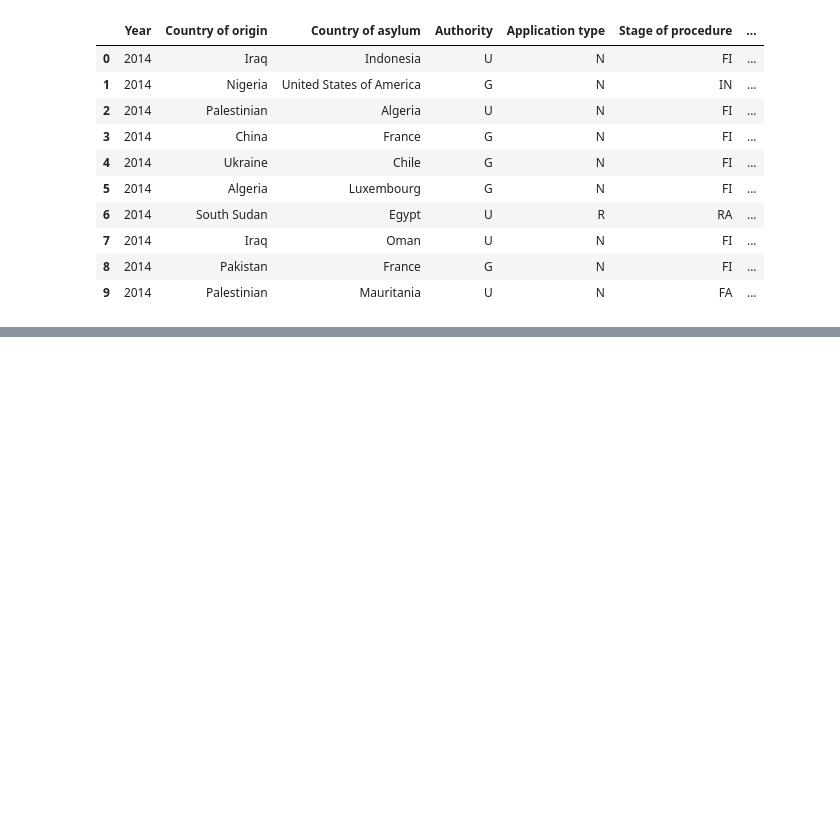
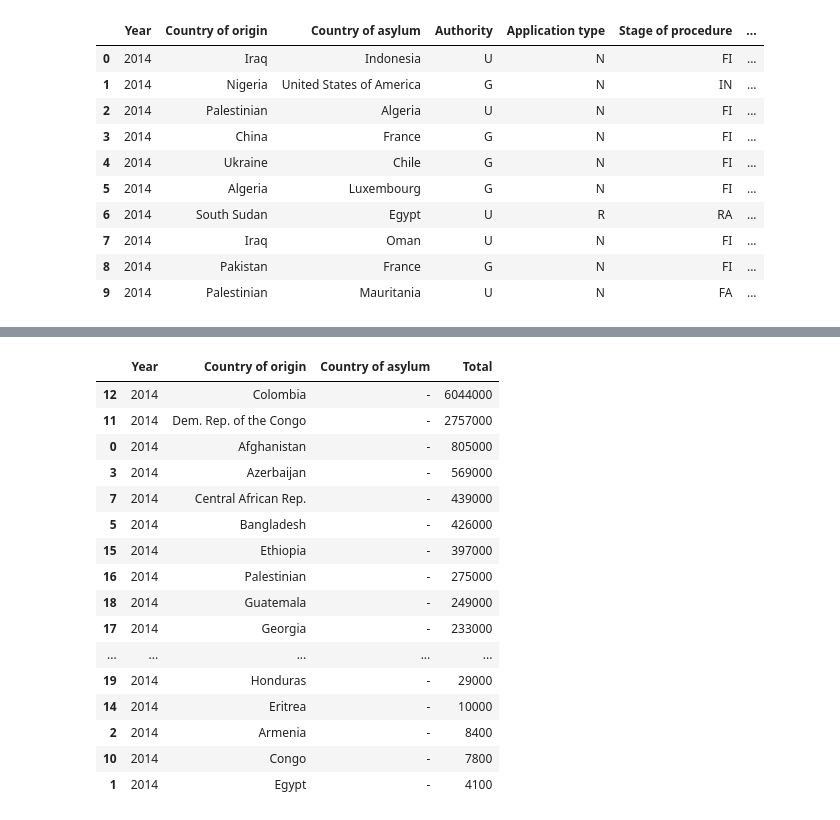
Before and after one commit to NourSaf/dataStructures-course-content, a Jupyter notebook: 10_Final_project/code/UNCR_Data.ipynb, the cells around one changed output, grey strips where cells are left out. Drawn from its saved outputs; the diff is of its cells as text; code cells hidden in the pictures; blank space fills up the shorter version.

```diff
--- a/10_Final_project/code/UNCR_Data.ipynb
+++ b/10_Final_project/code/UNCR_Data.ipynb
@@ -40,0 +113,20 @@ df_apps[['Country of origin','Year']].groupby('Country of origin')
+# %%
+df_inDisplac.head(20).sort_values(by='Total', ascending=False)
+# %% [output]
+|  | Year | Country of origin | Country of asylum | Total |
+| 12 | 2014 | Colombia | - | 6044000 |
+| 11 | 2014 | Dem. Rep. of the Congo | - | 2757000 |
+| 0 | 2014 | Afghanistan | - | 805000 |
+| 3 | 2014 | Azerbaijan | - | 569000 |
+| 7 | 2014 | Central African Rep. | - | 439000 |
+| 5 | 2014 | Bangladesh | - | 426000 |
+| 15 | 2014 | Ethiopia | - | 397000 |
+| 16 | 2014 | Palestinian | - | 275000 |
+| 18 | 2014 | Guatemala | - | 249000 |
+| 17 | 2014 | Georgia | - | 233000 |
+| ... | ... | ... | ... | ... |
+| 19 | 2014 | Honduras | - | 29000 |
+| 14 | 2014 | Eritrea | - | 10000 |
+| 2 | 2014 | Armenia | - | 8400 |
+| 10 | 2014 | Congo | - | 7800 |
+| 1 | 2014 | Egypt | - | 4100 |
```
Also changed, not shown: parts of 16 cells of this notebook, 4 other files.
